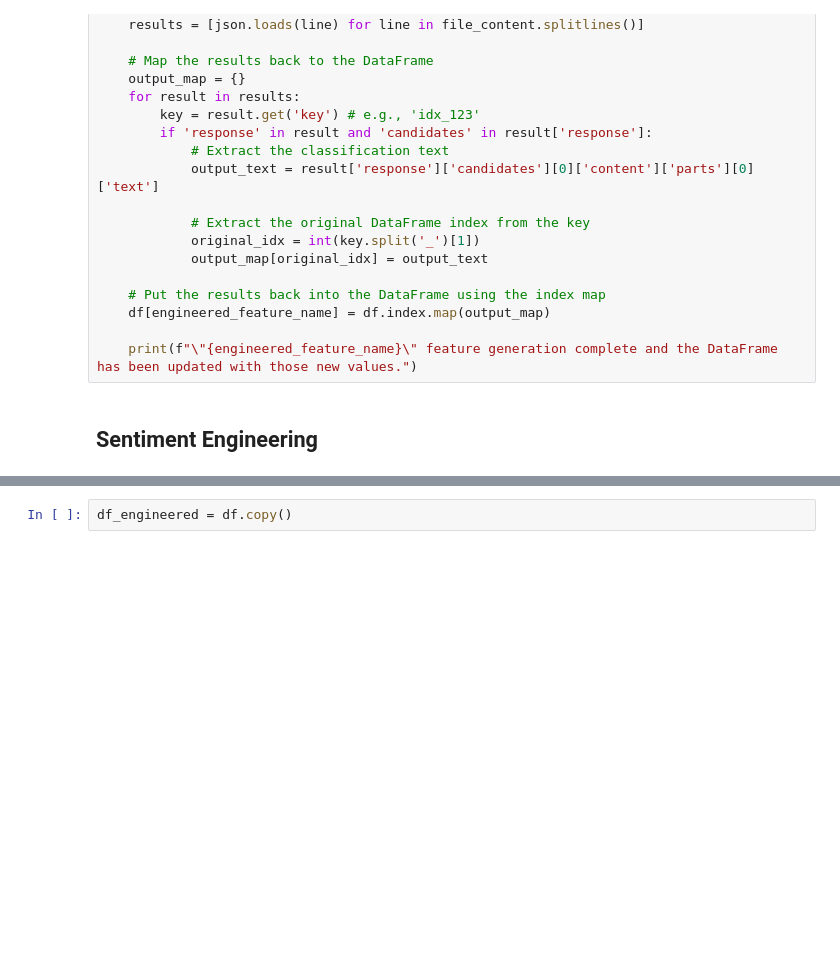
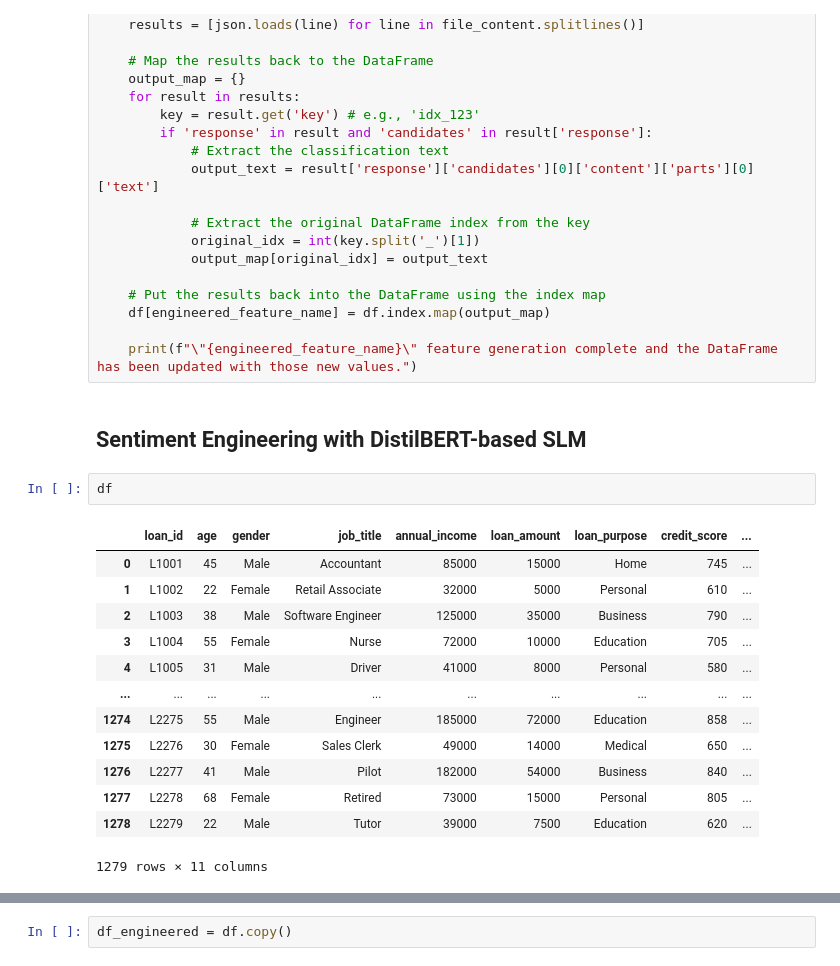
Before and after one commit to hazhalim/dmw-group-project, a Jupyter notebook: WIE3007_Group_Project_Group_11.ipynb, the cells around one changed output, grey strips where cells are left out. Drawn from its saved outputs; the diff is of its cells as text; blank space fills up the shorter version.

Commit message:
Updated sentiment feature engineering to use SLMs instead

```diff
--- a/WIE3007_Group_Project_Group_11.ipynb
+++ b/WIE3007_Group_Project_Group_11.ipynb
@@ -262,4 +262,20 @@ def track_batch_job(df, engineered_feature_name: str):
 
     print(f"\"{engineered_feature_name}\" feature generation complete and the DataFrame has been updated with those new values.")
 # %% [markdown]
-## **Sentiment Engineering**
+## **Sentiment Engineering with DistilBERT-based SLM**
+# %%
+df
+# %% [output]
+|  | loan_id | age | gender | job_title | annual_income | loan_amount | loan_purpose | credit_score | ... |
+| 0 | L1001 | 45 | Male | Accountant | 85000 | 15000 | Home | 745 | ... |
+| 1 | L1002 | 22 | Female | Retail Associate | 32000 | 5000 | Personal | 610 | ... |
+| 2 | L1003 | 38 | Male | Software Engineer | 125000 | 35000 | Business | 790 | ... |
+| 3 | L1004 | 55 | Female | Nurse | 72000 | 10000 | Education | 705 | ... |
+| 4 | L1005 | 31 | Male | Driver | 41000 | 8000 | Personal | 580 | ... |
+| ... | ... | ... | ... | ... | ... | ... | ... | ... | ... |
+| 1274 | L2275 | 55 | Male | Engineer | 185000 | 72000 | Education | 858 | ... |
+| 1275 | L2276 | 30 | Female | Sales Clerk | 49000 | 14000 | Medical | 650 | ... |
+| 1276 | L2277 | 41 | Male | Pilot | 182000 | 54000 | Business | 840 | ... |
+| 1277 | L2278 | 68 | Female | Retired | 73000 | 15000 | Personal | 805 | ... |
+| 1278 | L2279 | 22 | Male | Tutor | 39000 | 7500 | Education | 620 | ... |
+1279 rows × 11 columns
```
Also changed, not shown: parts of 19 cells of this notebook.
